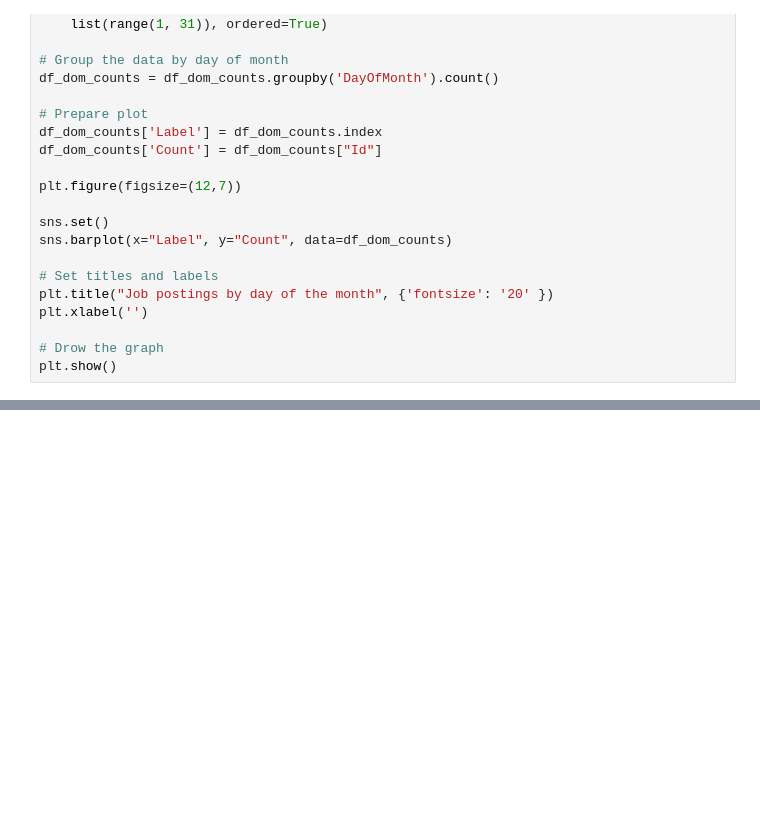
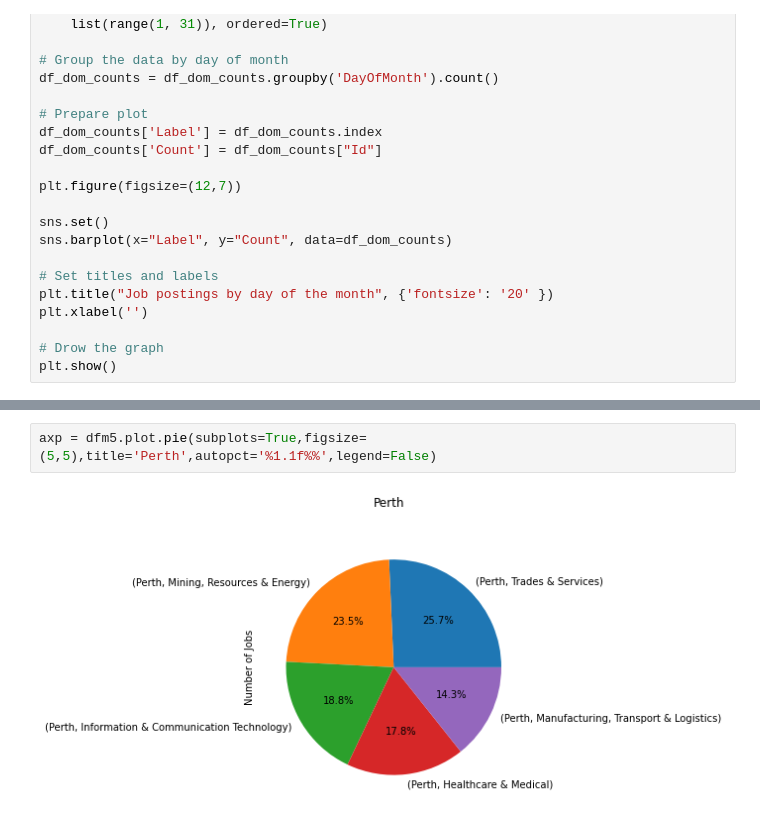
Before and after one commit to muriloOliveira7/7030ICTAssignmentPart2, a Jupyter notebook: job_market.ipynb, the cells around one changed output, grey strips where cells are left out. Saved outputs shown, nothing was run; the diff lists cells and outputs as text; blank space fills up the shorter version.

```diff
--- a/job_market.ipynb
+++ b/job_market.ipynb
@@ -137,0 +249,4 @@ plt.title("Job postings over time by city", {'fontsize': '20' })
+# %%
+axp = dfm5.plot.pie(subplots=True,figsize=(5,5),title='Perth',autopct='%1.1f%%',legend=False)
+# %% [output]
+[figure, added]
```
Also changed, not shown: parts of 11 cells of this notebook.
